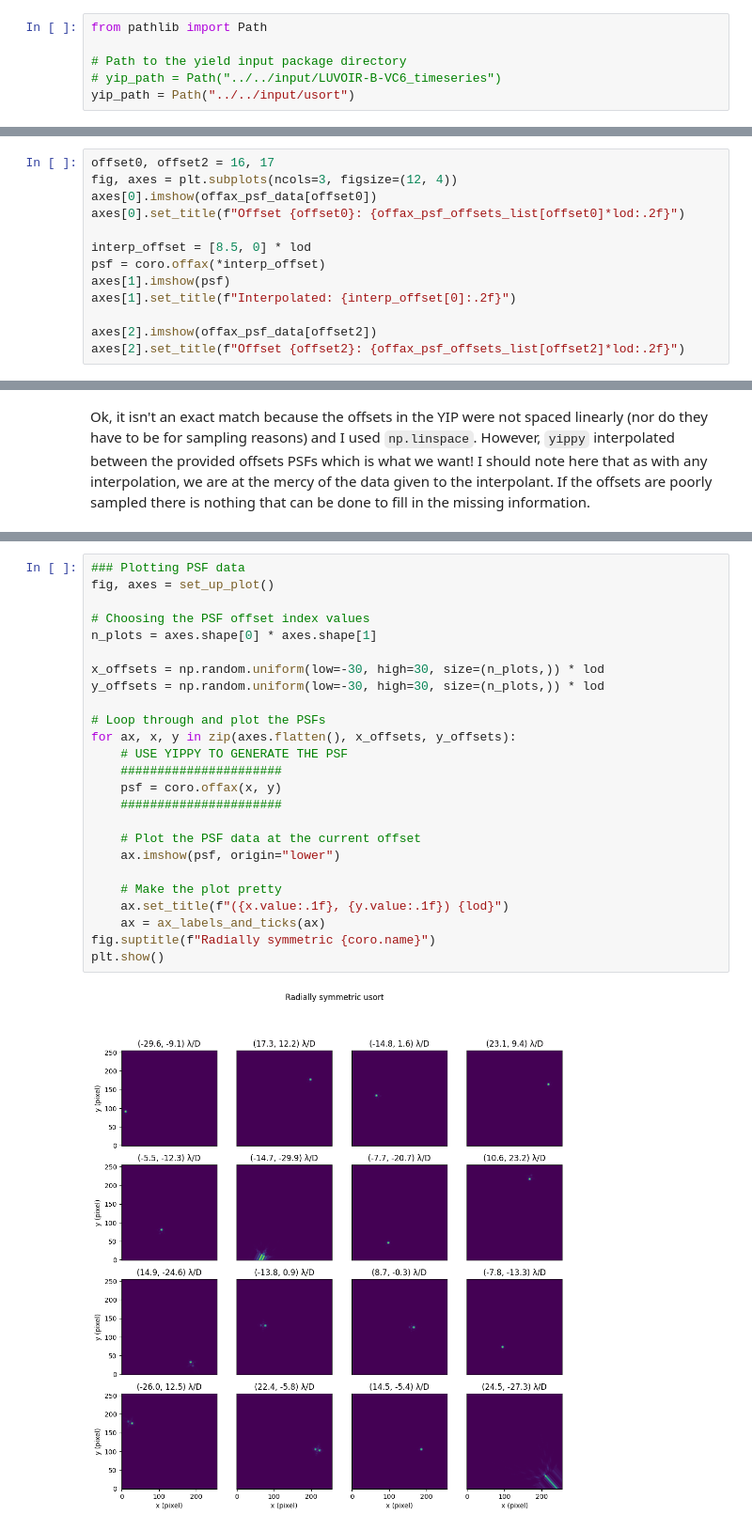
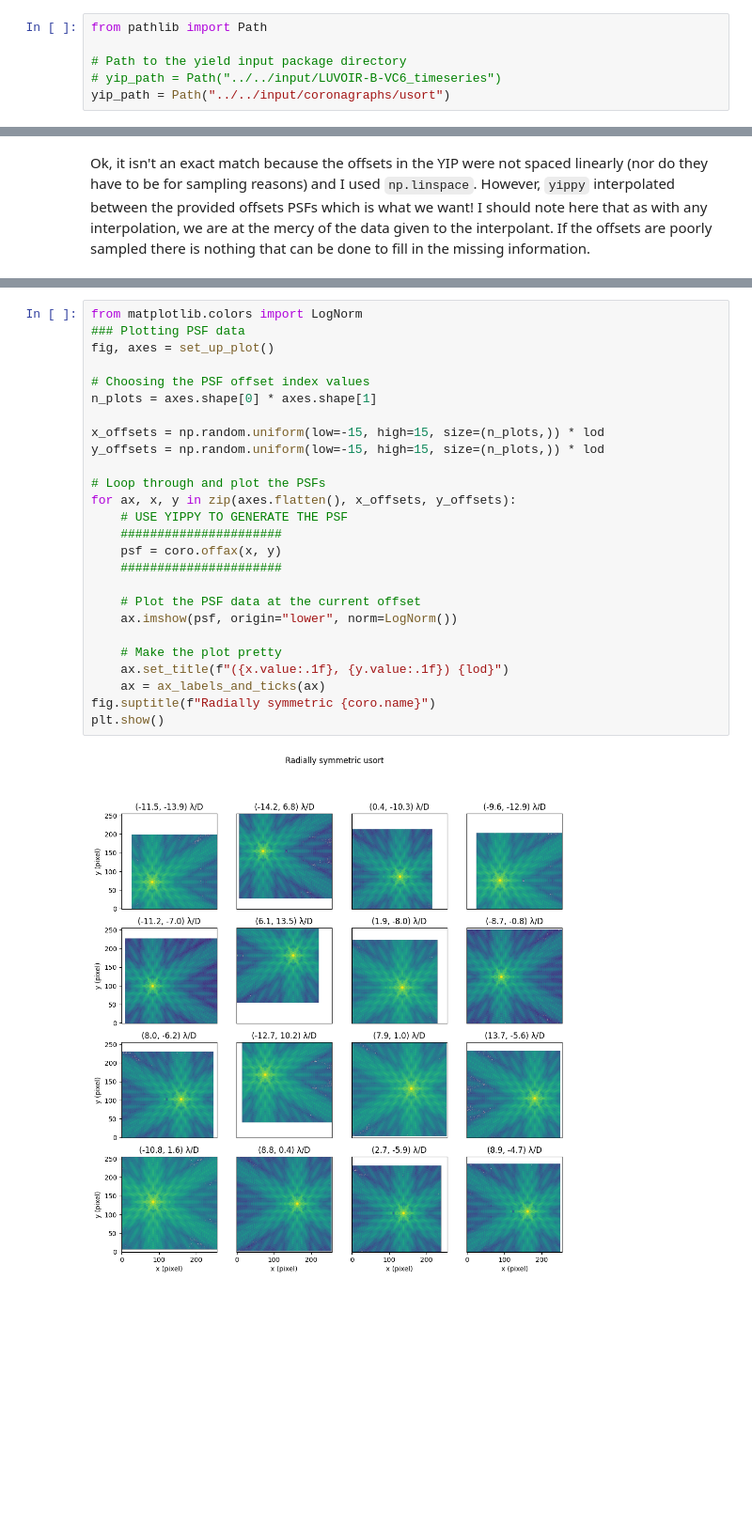
Before and after one commit to CoreySpohn/yippy, a Jupyter notebook: docs/examples/RadiallySymmetric.ipynb, the cells around one changed output, grey strips where cells are left out. Shown at 94% size. Cells and saved outputs as stored; diff of their text form; blank space fills up the shorter version.

```diff
--- a/docs/examples/RadiallySymmetric.ipynb
+++ b/docs/examples/RadiallySymmetric.ipynb
@@ -6,7 +6,7 @@ from pathlib import Path
 
 # Path to the yield input package directory
 # yip_path = Path("../../input/LUVOIR-B-VC6_timeseries")
-yip_path = Path("../../input/usort")
+yip_path = Path("../../input/coronagraphs/usort")
 # %%
 # Loading the offax_psf files directly
 import astropy.io.fits as pyfits
@@ -87,13 +84,0 @@ plt.show()
-# %%
-offset0, offset2 = 16, 17
-fig, axes = plt.subplots(ncols=3, figsize=(12, 4))
-axes[0].imshow(offax_psf_data[offset0])
-axes[0].set_title(f"Offset {offset0}: {offax_psf_offsets_list[offset0]*lod:.2f}")
-
-interp_offset = [8.5, 0] * lod
-psf = coro.offax(*interp_offset)
-axes[1].imshow(psf)
-axes[1].set_title(f"Interpolated: {interp_offset[0]:.2f}")
-
-axes[2].imshow(offax_psf_data[offset2])
-axes[2].set_title(f"Offset {offset2}: {offax_psf_offsets_list[offset2]*lod:.2f}")
@@ -148,27 +130,28 @@ Lets make a quick plot of random 2D offsets in $\lambda/D$ units.
 # %%
+from matplotlib.colors import LogNorm
 ### Plotting PSF data
 fig, axes = set_up_plot()
 
 # Choosing the PSF offset index values
 n_plots = axes.shape[0] * axes.shape[1]
 
-x_offsets = np.random.uniform(low=-30, high=30, size=(n_plots,)) * lod
-y_offsets = np.random.uniform(low=-30, high=30, size=(n_plots,)) * lod
+x_offsets = np.random.uniform(low=-15, high=15, size=(n_plots,)) * lod
+y_offsets = np.random.uniform(low=-15, high=15, size=(n_plots,)) * lod
 
 # Loop through and plot the PSFs
 for ax, x, y in zip(axes.flatten(), x_offsets, y_offsets):
     # USE YIPPY TO GENERATE THE PSF
     ######################
     psf = coro.offax(x, y)
     ######################
 
     # Plot the PSF data at the current offset
-    ax.imshow(psf, origin="lower")
+    ax.imshow(psf, origin="lower", norm=LogNorm())
 
     # Make the plot pretty
     ax.set_title(f"({x.value:.1f}, {y.value:.1f}) {lod}")
     ax = ax_labels_and_ticks(ax)
 fig.suptitle(f"Radially symmetric {coro.name}")
 plt.show()
 # %% [output]
-[figure, old version]
+[figure, new version]
```
Also changed, not shown: parts of 5 cells of this notebook.
